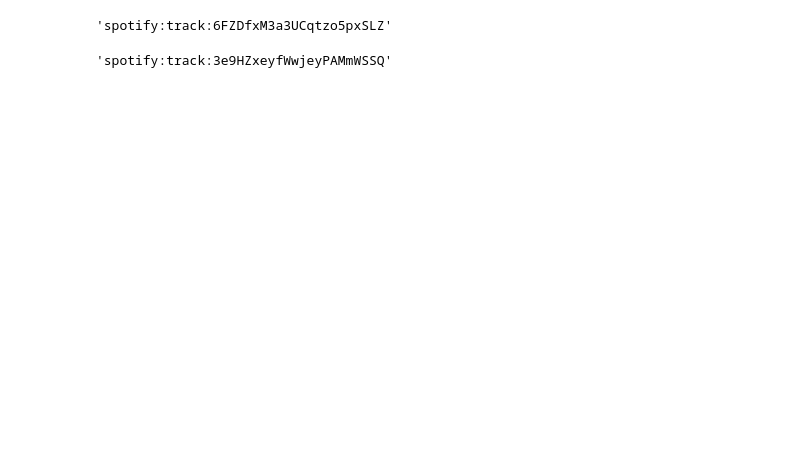
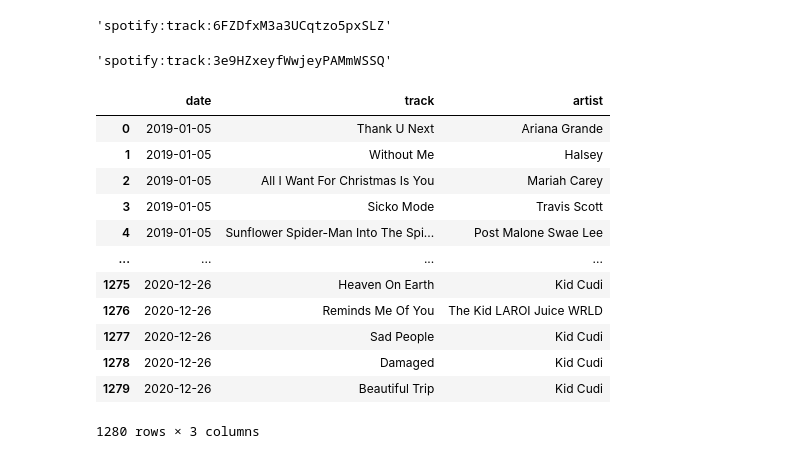
Before and after one commit to kudzuweb/pandemic-at-the-disco, a Jupyter notebook: notebooks/spotify_API_access.ipynb, the cells around one changed output. Cells and saved outputs as stored; diff of their text form; code cells hidden in the pictures; blank space fills up the shorter version.

```diff
--- a/notebooks/spotify_API_access.ipynb
+++ b/notebooks/spotify_API_access.ipynb
@@ -53,2 +74,20 @@ getURI(track, artist)
 # %% [output]
 'spotify:track:3e9HZxeyfWwjeyPAMmWSSQ'
+# %%
+#import nodupes CSV /Users/mauriaparker/Documents/NSS_Projects/Solo/pandemic-at-the-disco
+nd = pd.read_csv(r"../data/nodupesBillboard1920.csv")
+nd
+# %% [output]
+|  | date | track | artist |
+| 0 | 2019-01-05 | Thank U Next | Ariana Grande |
+| 1 | 2019-01-05 | Without Me | Halsey |
+| 2 | 2019-01-05 | All I Want For Christmas Is You | Mariah Carey |
+| 3 | 2019-01-05 | Sicko Mode | Travis Scott |
+| 4 | 2019-01-05 | Sunflower Spider-Man Into The Spi... | Post Malone Swae Lee |
+| ... | ... | ... | ... |
+| 1275 | 2020-12-26 | Heaven On Earth | Kid Cudi |
+| 1276 | 2020-12-26 | Reminds Me Of You | The Kid LAROI Juice WRLD |
+| 1277 | 2020-12-26 | Sad People | Kid Cudi |
+| 1278 | 2020-12-26 | Damaged | Kid Cudi |
+| 1279 | 2020-12-26 | Beautiful Trip | Kid Cudi |
+1280 rows × 3 columns
```
Also changed, not shown: parts of 9 cells of this notebook, 1 other file.
